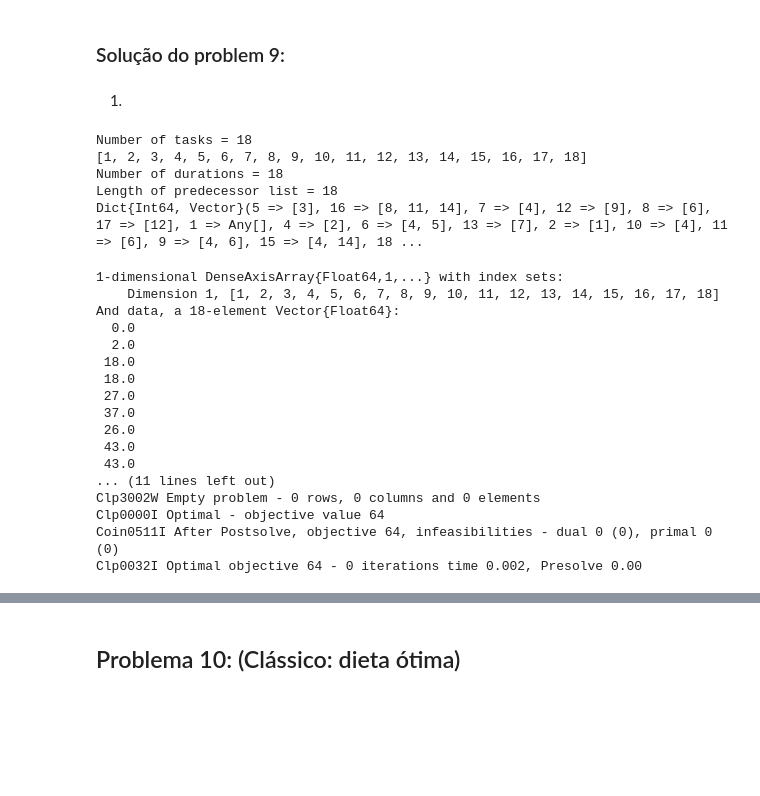
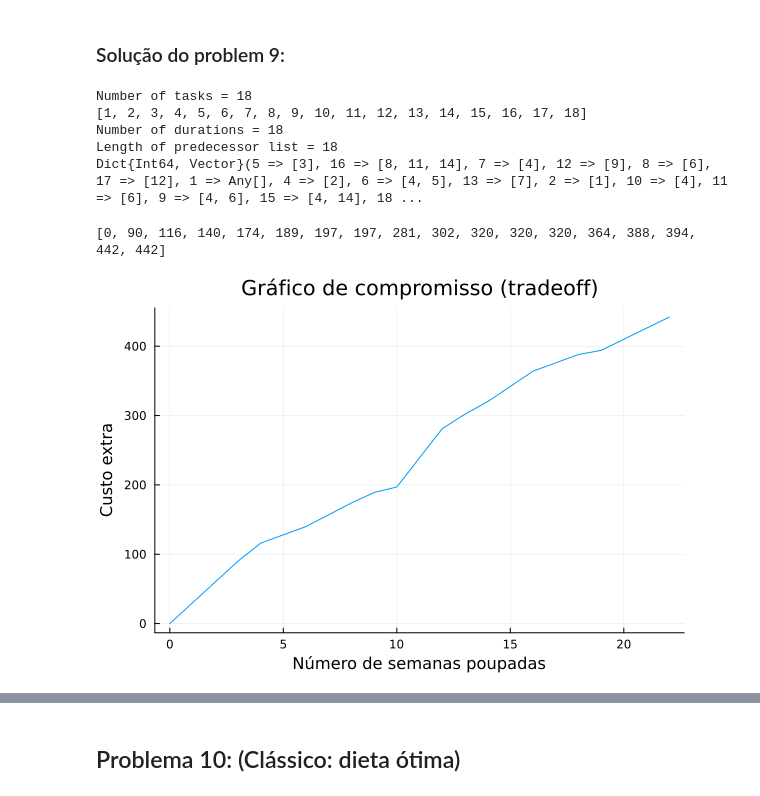
Before and after one commit to leotanaka4/intro-to-optimization, a Jupyter notebook: lista1_com361_23.ipynb, the cells around one changed output, grey strips where cells are left out. Saved outputs shown, nothing was run; the diff lists cells and outputs as text; code cells hidden in the pictures; blank space fills up the shorter version.

```diff
--- a/lista1_com361_23.ipynb
+++ b/lista1_com361_23.ipynb
@@ -423,6 +471,4 @@ As perguntas que a empreiteira quer que sejam respondidas são as seguintes:
 3. A prefeitura da cidade gostaria que a obra fosse terminada antes da data combinada e anunciada (resposta do item  1). Como incentivo, a prefeitura propõe pagar um bônus de R\$30k por cada semana de antecipação da data de término da obra. Quando terminará o projeto se a empreiteira deseja maximizar seu lucro?
 # %% [markdown]
 ### Solução do problem 9:
-# %% [markdown]
-1.
 # %%
@@ -447,41 +512,23 @@ Number of tasks = 18
 Number of durations = 18
 Length of predecessor list = 18
 Dict{Int64, Vector}(5 => [3], 16 => [8, 11, 14], 7 => [4], 12 => [9], 8 => [6], 17 => [12], 1 => Any[], 4 => [2], 6 => [4, 5], 13 => [7], 2 => [1], 10 => [4], 11 => [6], 9 => [4, 6], 15 => [4, 14], 18 ...
-# %%
-using JuMP,Clp
-m = Model(Clp.Optimizer)
-
-@variable(m, tstart[tasks])
-
-# one-line implementation of the constraints:
-#@constraint(m, link[i in tasks, j in pred[i]], tstart[i] >= tstart[j] + duration[j])
-
-for i in tasks
-    for j in pred[i]
-        @constraint(m, tstart[i] >= tstart[j] + duration[j])
-    end
-end
-@constraint(m, tstart[1] == 0)
-@objective(m, Min, tstart[18] + duration[18])     # total duration is start time of last task + duration of last task.
-
-optimize!(m)
-println(JuMP.value.(tstart))
-println("minimum duration: ", JuMP.objective_value(m))
-# %% [output]
-1-dimensional DenseAxisArray{Float64,1,...} with index sets:
-    Dimension 1, [1, 2, 3, 4, 5, 6, 7, 8, 9, 10, 11, 12, 13, 14, 15, 16, 17, 18]
-And data, a 18-element Vector{Float64}:
-  0.0
-  2.0
- 18.0
- 18.0
- 27.0
- 37.0
- 26.0
- 43.0
- 43.0
-... (11 lines left out)
-Clp3002W Empty problem - 0 rows, 0 columns and 0 elements
-Clp0000I Optimal - objective value 64
-Coin0511I After Postsolve, objective 64, infeasibilities - dual 0 (0), primal 0 (0)
-Clp0032I Optimal objective 64 - 0 iterations time 0.002, Presolve 0.00
+# %%
+# 2. Plotando o gráfico de compromisso
+using Plots
+
+red_max = [0,3,1,2,2,1,1,0,2,1,1,0,0,2,2,1,3,0] # x -> em semanas
+custo_red = [0,30,26,12,17,15,8,0,42,21,18,0,0,22,12,6,16,0] # y -> R$1k/semana
+
+custo = custo_red.*red_max
+custo = [sum(custo[1:i]) for i in 1:18] # custo cumulativo ao longo do tempo
+red_max = [sum(red_max[1:i]) for i in 1:18]
+
+println(custo)
+
+plot(red_max,custo, label="")
+title!("Gráfico de compromisso (tradeoff)")
+xlabel!("Número de semanas poupadas")
+ylabel!("Custo extra")
+# %% [output]
+[0, 90, 116, 140, 174, 189, 197, 197, 281, 302, 320, 320, 320, 364, 388, 394, 442, 442]
+[figure, added]
```
Also changed, not shown: parts of 11 cells of this notebook, 1 other file.
